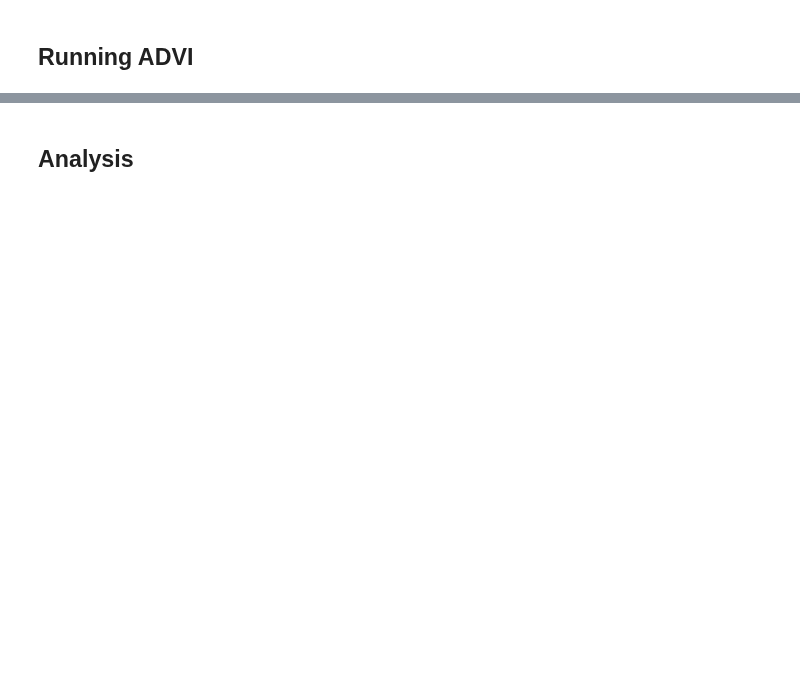
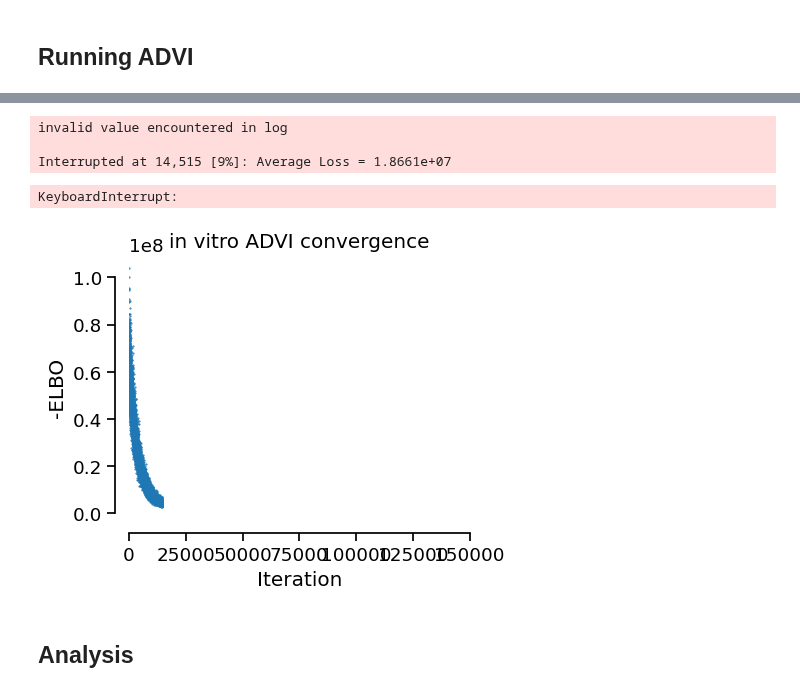
Before and after one commit to sys-bio/BMCA-pipeline, a Jupyter notebook: notebooks/topologyC/topologyC-allData-v.ipynb, the cells around one changed output, grey strips where cells are left out. Drawn from its saved outputs; the diff is of its cells as text; code cells hidden in the pictures; blank space fills up the shorter version.

```diff
--- a/notebooks/topologyC/topologyC-allData-v.ipynb
+++ b/notebooks/topologyC/topologyC-allData-v.ipynb
@@ -70,0 +72,12 @@ No objective coefficients in model. Unclear what should be optimized
+# %%
+BMCA_obj01 = antemll.antemll(ant, data_file01, cobra_sbml='../../models/sbml/TopologyC_1_cobra.xml')
+BMCA_obj02 = antemll.antemll(ant, data_file02, cobra_sbml='../../models/sbml/TopologyC_1_cobra.xml')
+BMCA_obj03 = antemll.antemll(ant, data_file03, cobra_sbml='../../models/sbml/TopologyC_1_cobra.xml')
+BMCA_obj04 = antemll.antemll(ant, data_file04, cobra_sbml='../../models/sbml/TopologyC_1_cobra.xml')
+BMCA_obj05 = antemll.antemll(ant, data_file05, cobra_sbml='../../models/sbml/TopologyC_1_cobra.xml')
+
+BMCA_obj15 = antemll.antemll(ant, data_file15, cobra_sbml='../../models/sbml/TopologyC_1_cobra.xml')
+BMCA_obj3 = antemll.antemll(ant, data_file3, cobra_sbml='../../models/sbml/TopologyC_1_cobra.xml')
+BMCA_obj5 = antemll.antemll(ant, data_file5, cobra_sbml='../../models/sbml/TopologyC_1_cobra.xml')
+BMCA_obj7 = antemll.antemll(ant, data_file7, cobra_sbml='../../models/sbml/TopologyC_1_cobra.xml')
+BMCA_obj100 = antemll.antemll(ant, data_file100, cobra_sbml='../../models/sbml/TopologyC_1_cobra.xml')
@@ -102,7 +134,7 @@ def run_ADVI(BMCA_obj):
         likelihood = pm.Deterministic('vn', e_obs * (np.ones(BMCA_obj.en.T.shape) + pm.math.dot(Ex_t,chi_obs) + pm.math.dot(Ey_t,y_obs)))
         v_hat_obs = pm.Normal('v_hat_obs', mu=likelihood, sigma=0.1, observed=BMCA_obj.vn.squeeze().T)
 
-        N_ITERATIONS = 100000
+        N_ITERATIONS = 150000
 
     with pymc_model:
         advi = pm.ADVI()
@@ -130,4 +162,8 @@ def run_ADVI(BMCA_obj):
         plt.title('in vitro ADVI convergence')
         plt.tight_layout()
 
-    return approx.sample(draws=1000, random_seed=1)
+    with pymc_model:
+        trace = approx.sample(1000)
+        ppc_vi = pm.sample_posterior_predictive(trace)
+
+    return trace, ppc_vi
@@ -157,10 +214,7 @@ with gzip.open("topologyC_allData_traces-5-15.pgz", "wb") as f:
 # %%
-trace01 = run_ADVI(BMCA_obj01)
-trace02 = run_ADVI(BMCA_obj02)
-trace03 = run_ADVI(BMCA_obj03)
-trace04 = run_ADVI(BMCA_obj04)
-
-trace3 = run_ADVI(BMCA_obj3)
-trace5 = run_ADVI(BMCA_obj5)
-trace7 = run_ADVI(BMCA_obj7)
-trace100 = run_ADVI(BMCA_obj100)
+trace15, ppc15 = run_ADVI(BMCA_obj15)
+trace3, ppc3 = run_ADVI(BMCA_obj3)
+trace5, ppc5 = run_ADVI(BMCA_obj5)
+trace7, ppc7 = run_ADVI(BMCA_obj7)
+trace100, ppc100 = run_ADVI(BMCA_obj100)
+# %% [output]
@@ -167 +222,6 @@ trace100 = run_ADVI(BMCA_obj100)
+invalid value encountered in log
+
+Interrupted at 14,515 [9%]: Average Loss = 1.8661e+07
+KeyboardInterrupt:
+[figure, added]
 # %%
```
Also changed, not shown: parts of 35 cells of this notebook.
